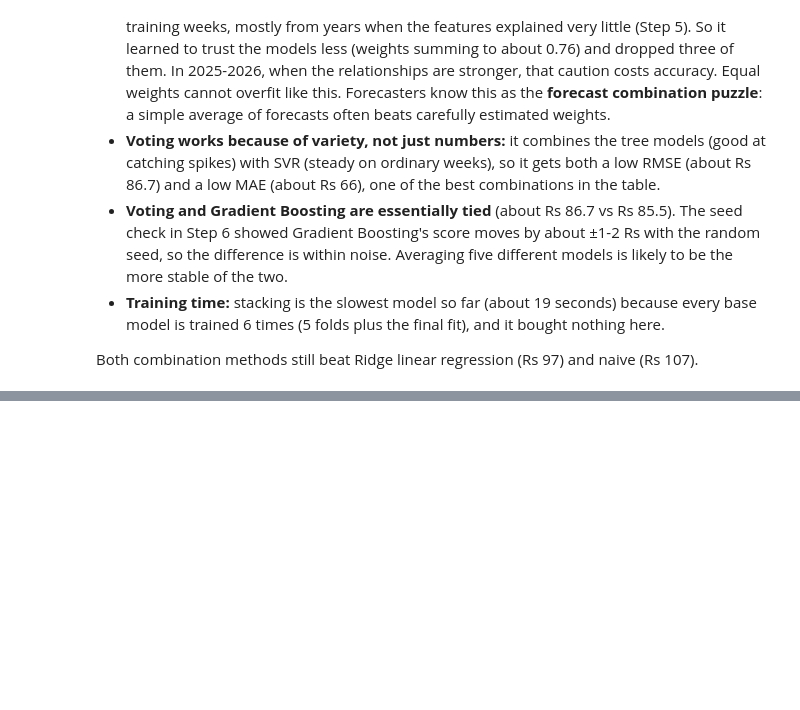
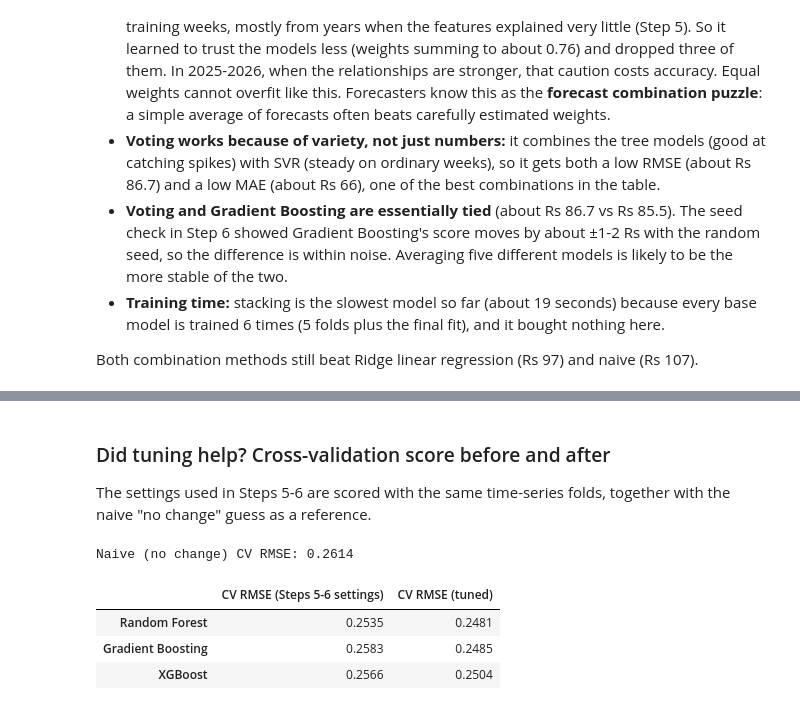
Before and after one commit to renulucshmi/pettah-beans-price-forecast, a Jupyter notebook: ensemble_assignment.ipynb, the cells around one changed output, grey strips where cells are left out. Cells and saved outputs as stored; diff of their text form; code cells hidden in the pictures; blank space fills up the shorter version.

```diff
--- a/ensemble_assignment.ipynb
+++ b/ensemble_assignment.ipynb
@@ -1120,0 +1151,25 @@ res.to_csv("results/results_step7_stacking_voting.csv")
+# %%
+search_space = {
+    "Random Forest": (
+        RandomForestRegressor(n_estimators=200, random_state=42, n_jobs=1),
+        {"max_depth": [None, 4, 6, 10, 20], "min_samples_leaf": [1, 3, 5, 10, 20],
+         "max_features": [0.33, 0.5, 0.7, 1.0]}),
+    "Gradient Boosting": (
+        GradientBoostingRegressor(random_state=42),
+        {"n_estimators": [50, 100, 150, 250, 400], "learning_rate": [0.01, 0.03, 0.05, 0.1],
+         "max_depth": [2, 3, 4], "subsample": [0.6, 0.8, 1.0], "min_samples_leaf": [1, 5, 10, 20]}),
+    "XGBoost": (
+        XGBRegressor(random_state=42, n_jobs=1),
+        {"n_estimators": [50, 100, 150, 250, 400], "learning_rate": [0.01, 0.03, 0.05, 0.1],
+         "max_depth": [2, 3, 4], "subsample": [0.6, 0.8, 1.0], "colsample_bytree": [0.6, 0.8, 1.0],
+         "min_child_weight": [1, 5, 10], "reg_lambda": [0.1, 1, 10]}),
+}
+
+searches, best_params = {}, {}
+for name, (estimator, grid) in search_space.items():
+    t0 = time.perf_counter()
+    s = RandomizedSearchCV(estimator, grid, n_iter=30, cv=tscv, scoring="neg_root_mean_squared_error",
+                           random_state=42, n_jobs=-1).fit(X_train, y_train)
+    searches[name], best_params[name] = s, s.best_params_
+    print(f"{name}: best CV RMSE {-s.best_score_:.4f}  ({time.perf_counter() - t0:.0f} s)")
+    print("   best settings:", s.best_params_)
@@ -1120,0 +1190,27 @@ res.to_csv("results/results_step7_stacking_voting.csv")
+# %% [markdown]
+### Did tuning help? Cross-validation score before and after
+
+The settings used in Steps 5-6 are scored with the same time-series folds, together with the naive "no change" guess as a reference.
+# %%
+untuned = {
+    "Random Forest": RandomForestRegressor(n_estimators=200, random_state=42, n_jobs=-1),
+    "Gradient Boosting": GradientBoostingRegressor(n_estimators=n_trees["Gradient Boosting"], learning_rate=0.03,
+                                                   max_depth=3, subsample=0.8, random_state=42),
+    "XGBoost": XGBRegressor(n_estimators=n_trees["XGBoost"], learning_rate=0.03, max_depth=3, subsample=0.8,
+                            colsample_bytree=0.8, random_state=42),
+}
+cv_compare = pd.DataFrame({
+    "CV RMSE (Steps 5-6 settings)": {n: -cross_val_score(m, X_train, y_train, cv=tscv,
+                                                         scoring="neg_root_mean_squared_error").mean()
+                                     for n, m in untuned.items()},
+    "CV RMSE (tuned)": {n: -searches[n].best_score_ for n in untuned},
+})
+naive_cv = np.mean([np.sqrt(np.mean(y_train.iloc[te_idx] ** 2)) for _, te_idx in tscv.split(X_train)])
+print(f"Naive (no change) CV RMSE: {naive_cv:.4f}")
+cv_compare.round(4)
+# %% [output]
+Naive (no change) CV RMSE: 0.2614
+|  | CV RMSE (Steps 5-6 settings) | CV RMSE (tuned) |
+| Random Forest | 0.2535 | 0.2481 |
+| Gradient Boosting | 0.2583 | 0.2485 |
+| XGBoost | 0.2566 | 0.2504 |
```
Also changed, not shown: parts of 17 cells of this notebook, 5 other files.
